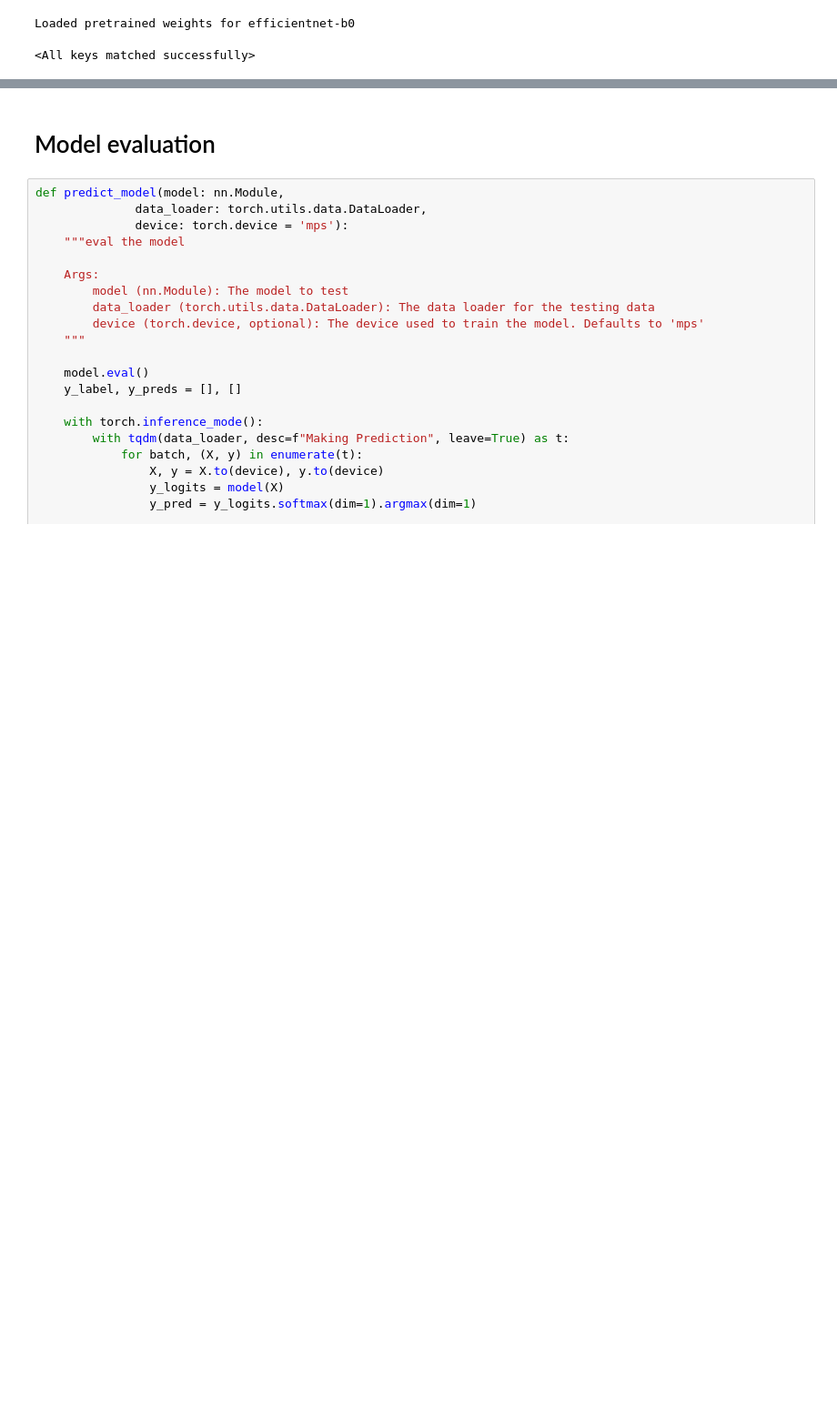
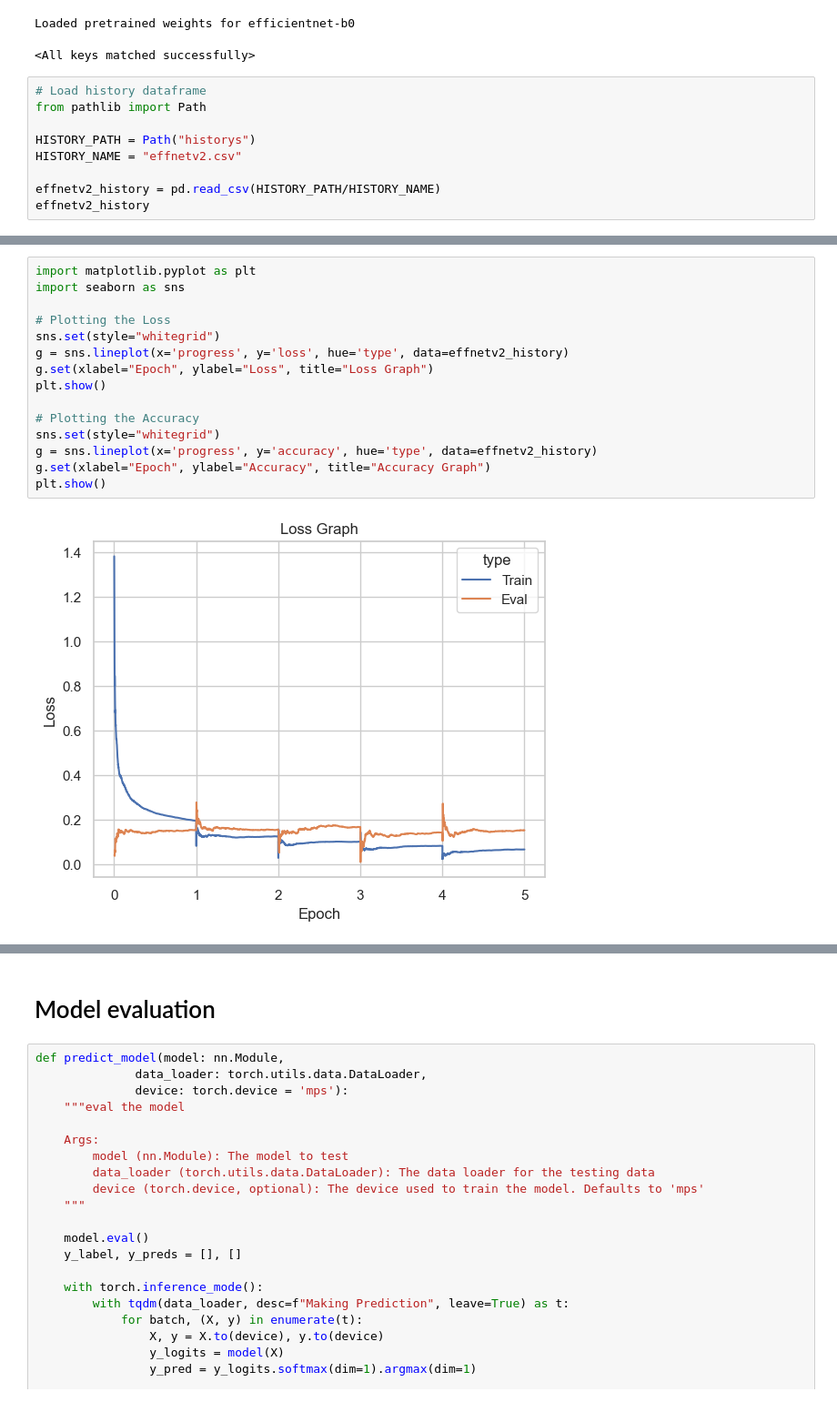
Before and after one commit to wyattcheang/retinal_oct_model, a Jupyter notebook: model2.ipynb, the cells around one changed output, grey strips where cells are left out. Shown at 91% size. Drawn from its saved outputs; the diff is of its cells as text; blank space fills up the shorter version.

Commit message:
feat: add load history

```diff
--- a/model2.ipynb
+++ b/model2.ipynb
@@ -478,3 +480,12 @@ effnetv2.load_state_dict(torch.load(MODEL_PATH/MODEL_NAME))
 # %% [output]
 Loaded pretrained weights for efficientnet-b0
 <All keys matched successfully>
+# %%
+# Load history dataframe
+from pathlib import Path
+
+HISTORY_PATH = Path("historys")
+HISTORY_NAME = "effnetv2.csv"
+
+effnetv2_history = pd.read_csv(HISTORY_PATH/HISTORY_NAME)
+effnetv2_history
@@ -480,0 +506,17 @@ Loaded pretrained weights for efficientnet-b0
+# %%
+import matplotlib.pyplot as plt
+import seaborn as sns
+
+# Plotting the Loss
+sns.set(style="whitegrid")
+g = sns.lineplot(x='progress', y='loss', hue='type', data=effnetv2_history)
+g.set(xlabel="Epoch", ylabel="Loss", title="Loss Graph")
+plt.show()
+
+# Plotting the Accuracy
+sns.set(style="whitegrid")
+g = sns.lineplot(x='progress', y='accuracy', hue='type', data=effnetv2_history)
+g.set(xlabel="Epoch", ylabel="Accuracy", title="Accuracy Graph")
+plt.show()
+# %% [output]
+[figure, added]
```
Also changed, not shown: parts of 3 cells of this notebook.
